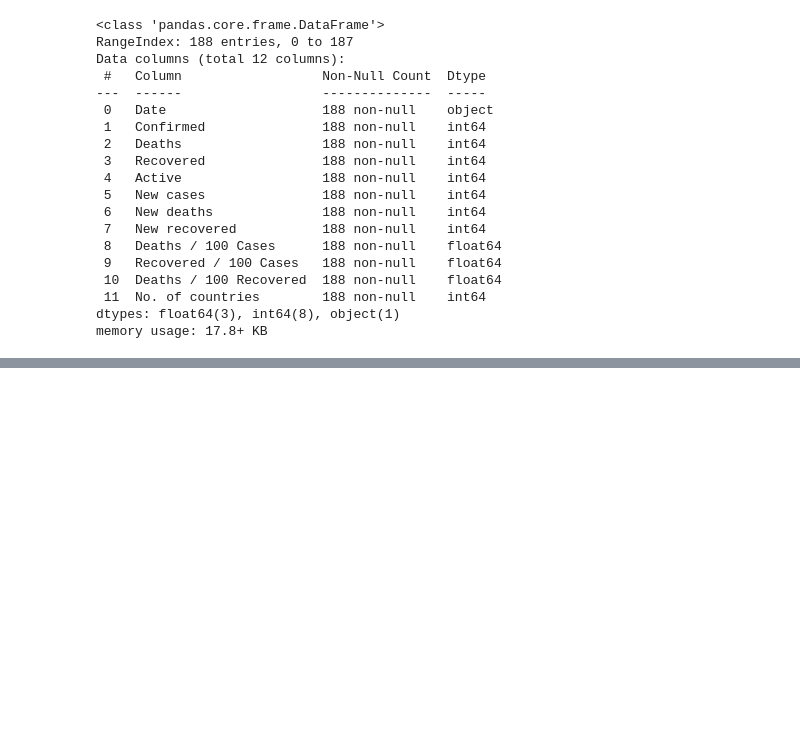
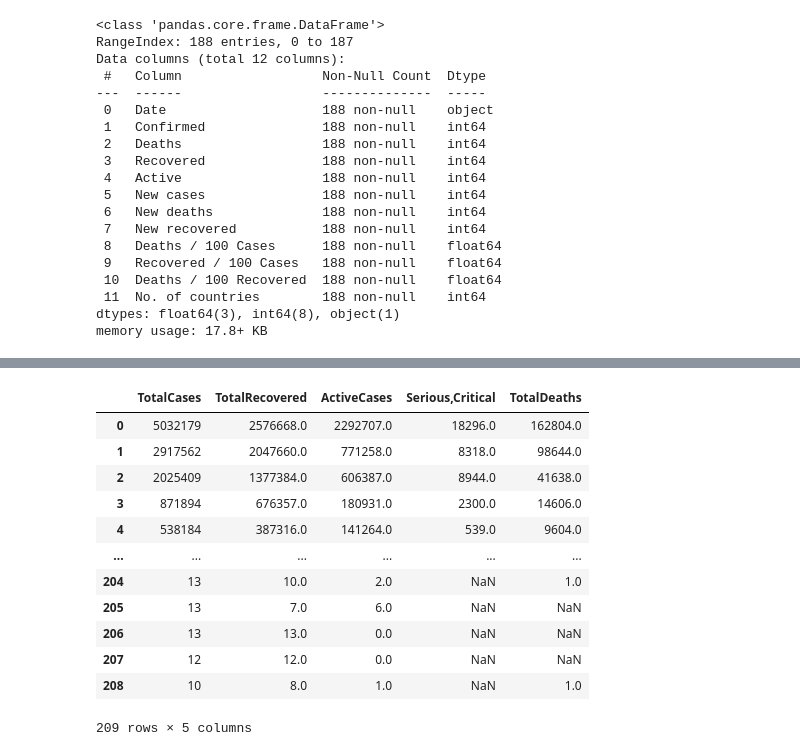
Before and after one commit to Shimul-Zahan/ML-Bootcamp, a Jupyter notebook: Data Analysis Projects/covid-19_data_analysis.ipynb, the cells around one changed output, grey strips where cells are left out. Saved outputs shown, nothing was run; the diff lists cells and outputs as text; code cells hidden in the pictures; blank space fills up the shorter version.

```diff
--- a/Data Analysis Projects/covid-19_data_analysis.ipynb
+++ b/Data Analysis Projects/covid-19_data_analysis.ipynb
@@ -120,0 +165,16 @@ memory usage: 17.8+ KB
+# %%
+world_data[['TotalCases', 'TotalRecovered','ActiveCases', 'Serious,Critical', 'TotalDeaths']]
+# %% [output]
+|  | TotalCases | TotalRecovered | ActiveCases | Serious,Critical | TotalDeaths |
+| 0 | 5032179 | 2576668.0 | 2292707.0 | 18296.0 | 162804.0 |
+| 1 | 2917562 | 2047660.0 | 771258.0 | 8318.0 | 98644.0 |
+| 2 | 2025409 | 1377384.0 | 606387.0 | 8944.0 | 41638.0 |
+| 3 | 871894 | 676357.0 | 180931.0 | 2300.0 | 14606.0 |
+| 4 | 538184 | 387316.0 | 141264.0 | 539.0 | 9604.0 |
+| ... | ... | ... | ... | ... | ... |
+| 204 | 13 | 10.0 | 2.0 | NaN | 1.0 |
+| 205 | 13 | 7.0 | 6.0 | NaN | NaN |
+| 206 | 13 | 13.0 | 0.0 | NaN | NaN |
+| 207 | 12 | 12.0 | 0.0 | NaN | NaN |
+| 208 | 10 | 8.0 | 1.0 | NaN | 1.0 |
+209 rows × 5 columns
```
Also changed, not shown: parts of 17 cells of this notebook.
